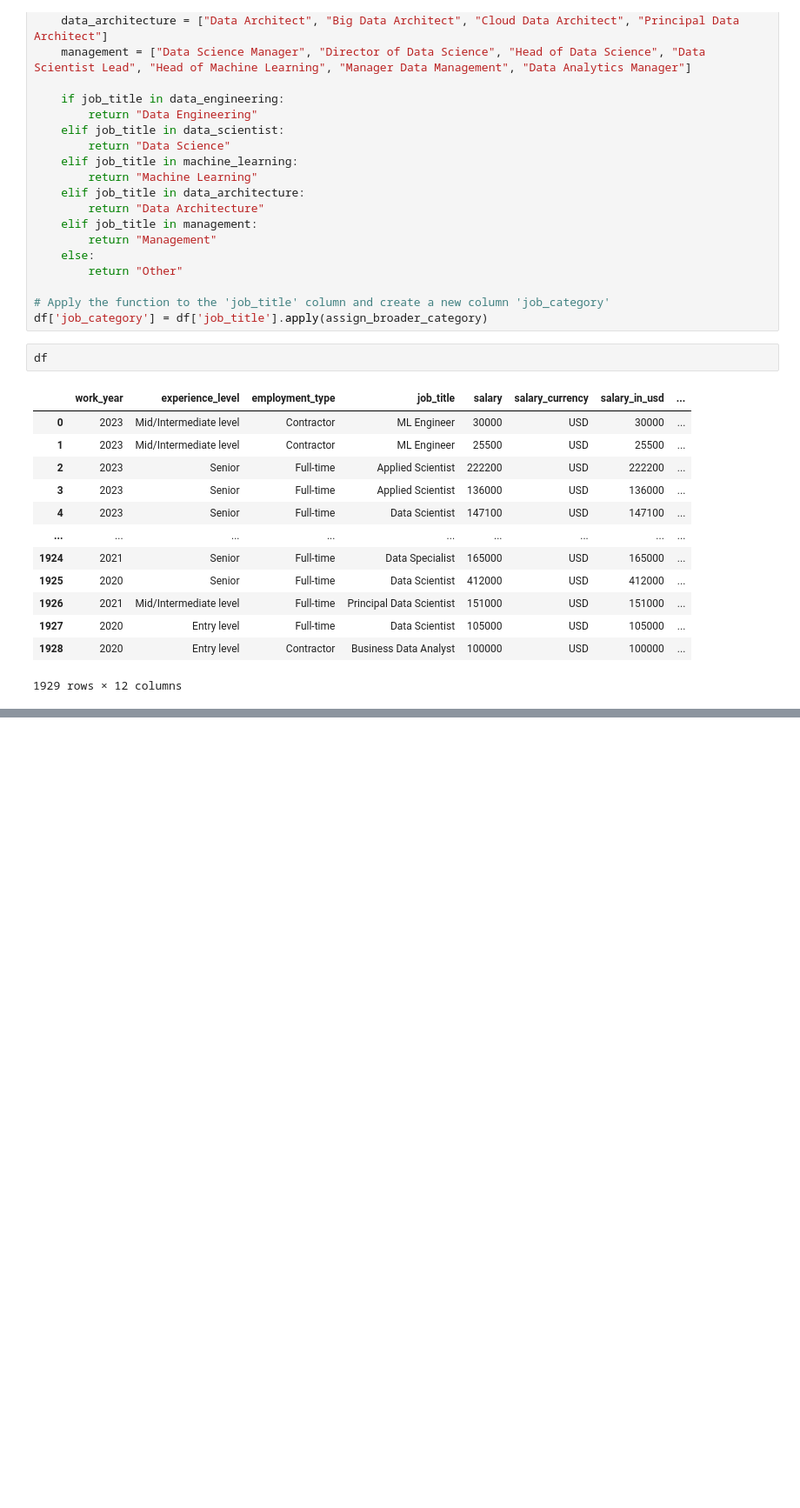
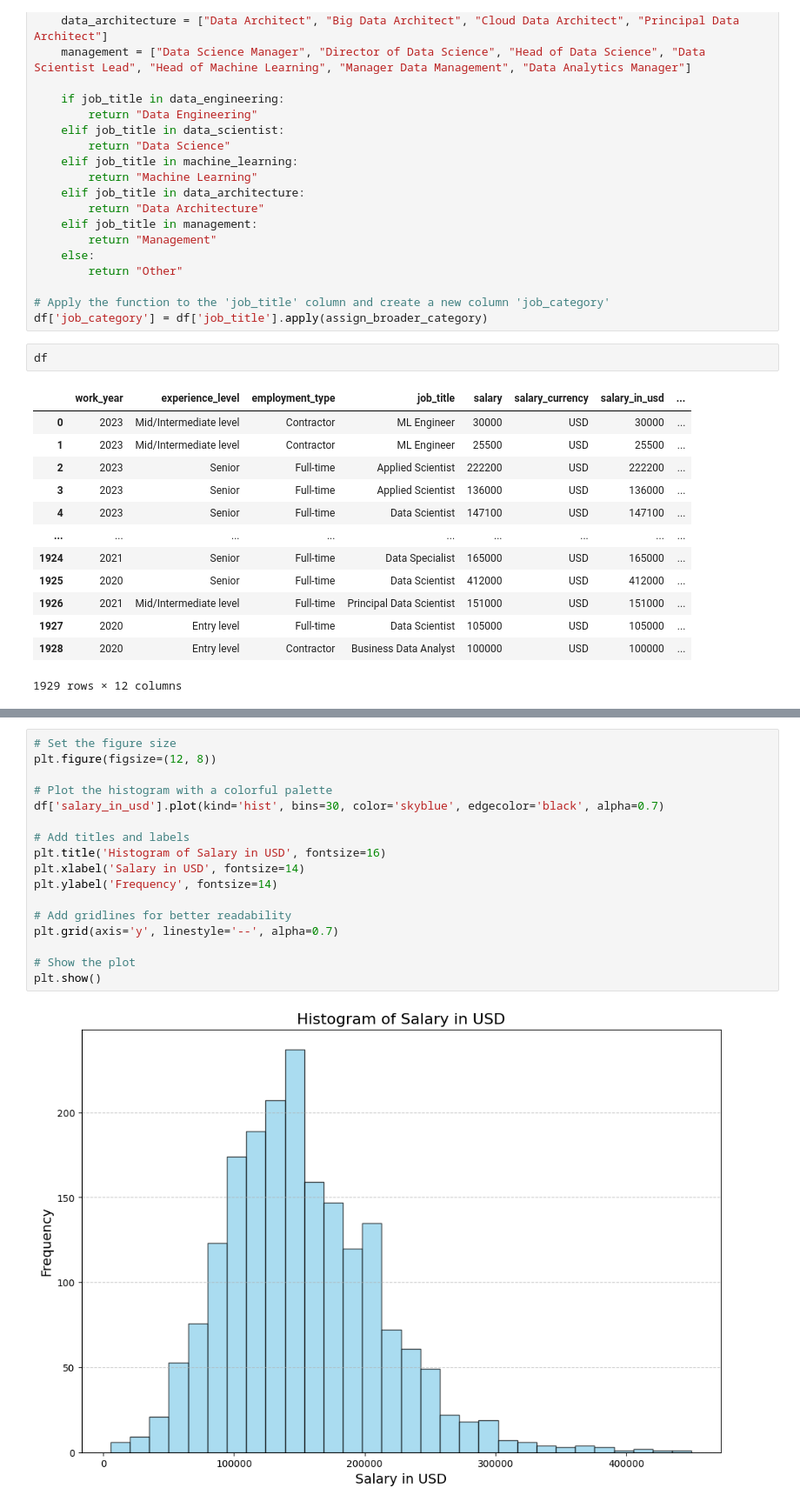
Before and after one commit to Raju-jrDev/Data-Science-job-analysis, a Jupyter notebook: main.ipynb, the cells around one changed output, grey strips where cells are left out. Shown at 87% size. Saved outputs shown, nothing was run; the diff lists cells and outputs as text; blank space fills up the shorter version.

```diff
--- a/main.ipynb
+++ b/main.ipynb
@@ -160,0 +183,19 @@ df
+# %%
+# Set the figure size
+plt.figure(figsize=(12, 8))
+
+# Plot the histogram with a colorful palette
+df['salary_in_usd'].plot(kind='hist', bins=30, color='skyblue', edgecolor='black', alpha=0.7)
+
+# Add titles and labels
+plt.title('Histogram of Salary in USD', fontsize=16)
+plt.xlabel('Salary in USD', fontsize=14)
+plt.ylabel('Frequency', fontsize=14)
+
+# Add gridlines for better readability
+plt.grid(axis='y', linestyle='--', alpha=0.7)
+
+# Show the plot
+plt.show()
+# %% [output]
+[figure, added]
```
Also changed, not shown: parts of 9 cells of this notebook.
